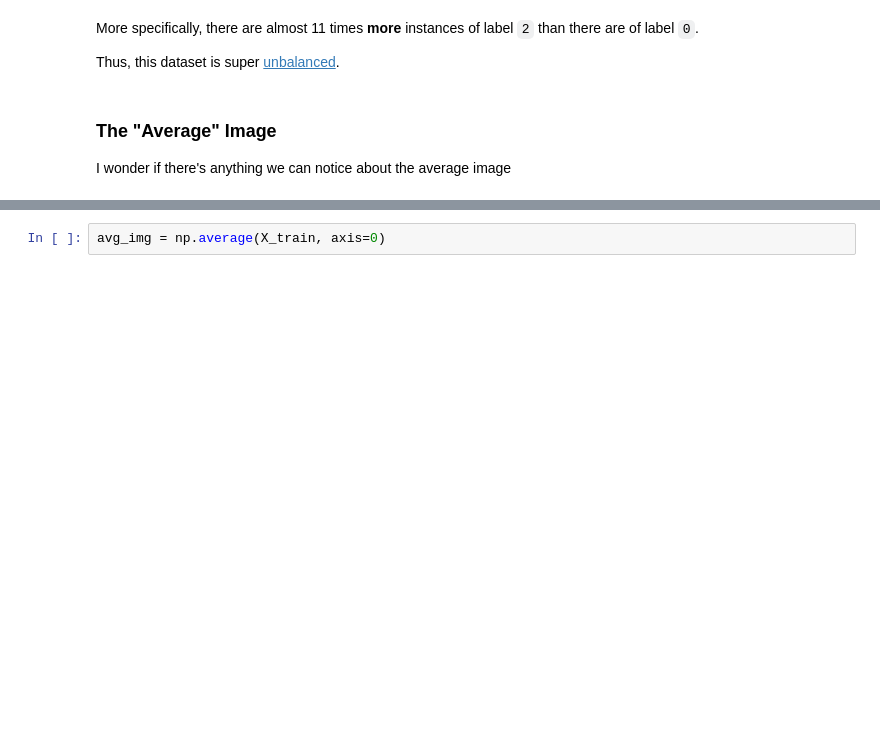
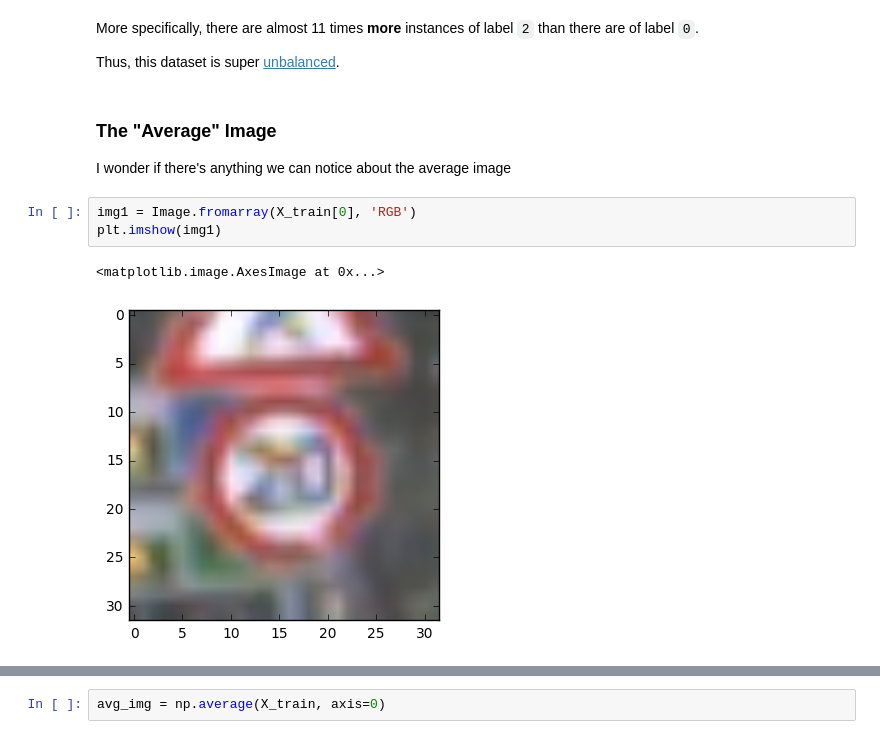
Before and after one commit to mgruben/traffic-signs, a Jupyter notebook: Traffic_Signs_Recognition.ipynb, the cells around one changed output, grey strips where cells are left out. Saved outputs shown, nothing was run; the diff lists cells and outputs as text; blank space fills up the shorter version.

```diff
--- a/Traffic_Signs_Recognition.ipynb
+++ b/Traffic_Signs_Recognition.ipynb
@@ -120,3 +120,9 @@ Thus, this dataset is super [unbalanced](https://carnd-udacity.atlassian.net/wik
 # %% [markdown]
 ### The "Average" Image
 I wonder if there's anything we can notice about the average image
+# %%
+img1 = Image.fromarray(X_train[0], 'RGB')
+plt.imshow(img1)
+# %% [output]
+<matplotlib.image.AxesImage at 0x...>
+[figure, added]
```
Also changed, not shown: parts of 8 cells of this notebook.
